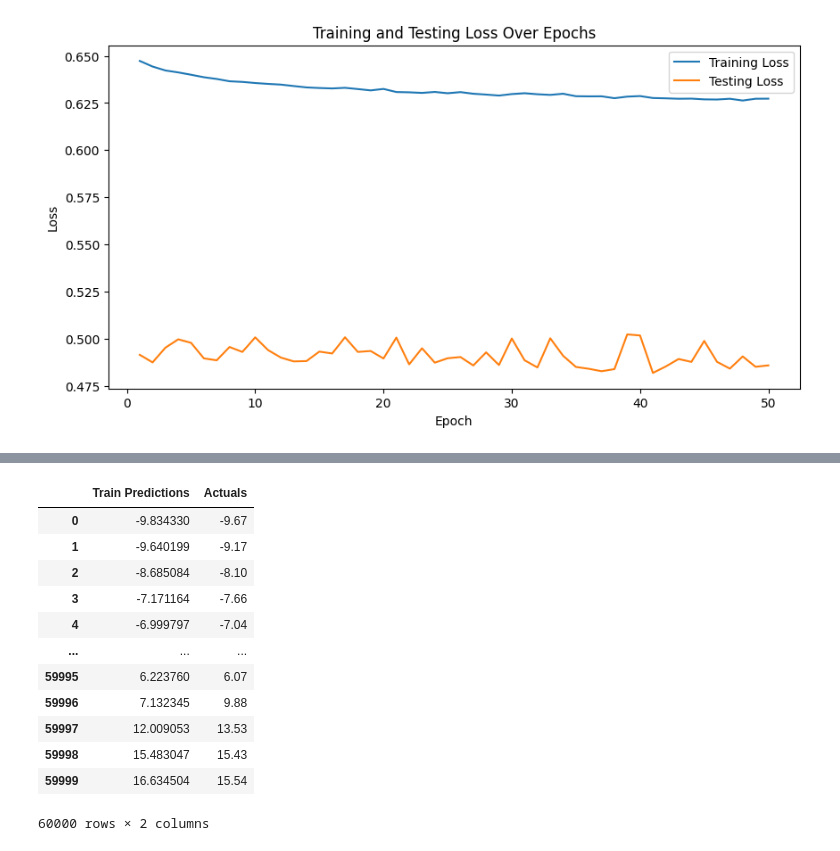
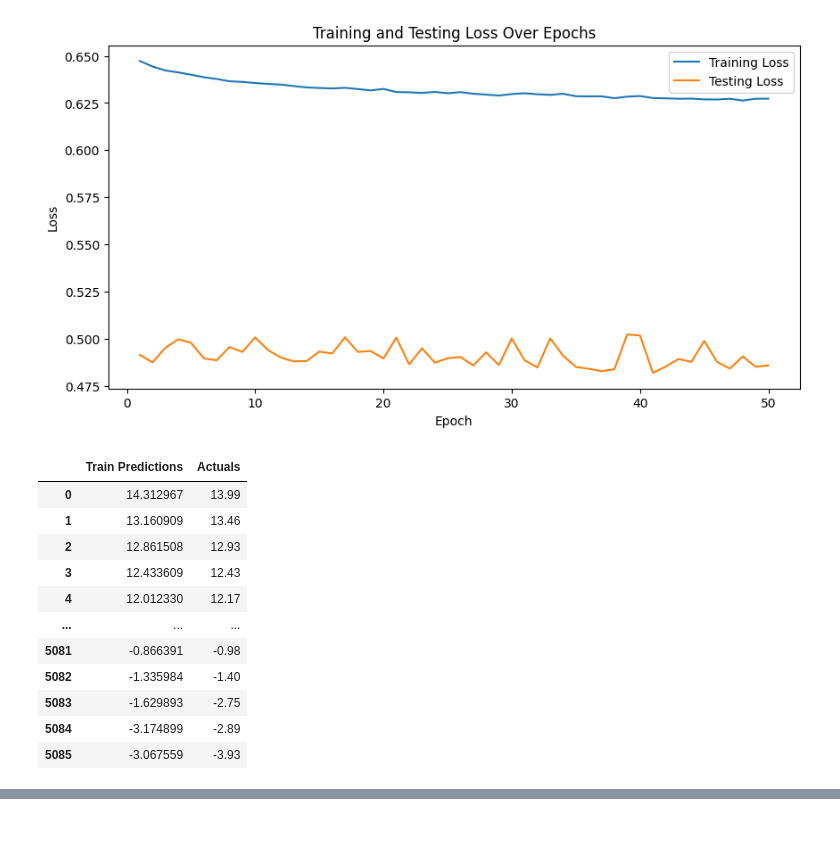
Before and after one commit to Adnan525/sc_a1, a Jupyter notebook: lstm.ipynb, the cells around one changed output, grey strips where cells are left out. Saved outputs shown, nothing was run; the diff lists cells and outputs as text; code cells hidden in the pictures.

```diff
--- a/lstm.ipynb
+++ b/lstm.ipynb
@@ -205,7 +205,19 @@ plt.show()
 from tensorflow.keras.models import load_model
 model = load_model('model/')
 # %%
-train_predictions = model.predict(X_train).flatten()
-train_results = pd.DataFrame(data={'Train Predictions':train_predictions, 'Actuals':y_train})
+train_predictions = model.predict(X_test).flatten()
+train_results = pd.DataFrame(data={'Train Predictions':train_predictions, 'Actuals':y_test})
 train_results
 # %% [output]
+|  | Train Predictions | Actuals |
+| 0 | 14.312967 | 13.99 |
+| 1 | 13.160909 | 13.46 |
+| 2 | 12.861508 | 12.93 |
+| 3 | 12.433609 | 12.43 |
+| 4 | 12.012330 | 12.17 |
+| ... | ... | ... |
+| 5081 | -0.866391 | -0.98 |
+| 5082 | -1.335984 | -1.40 |
+| 5083 | -1.629893 | -2.75 |
+| 5084 | -3.174899 | -2.89 |
+| 5085 | -3.067559 | -3.93 |
@@ -213,16 +225,3 @@ train_results
-|  | Train Predictions | Actuals |
-| 0 | -9.834330 | -9.67 |
-| 1 | -9.640199 | -9.17 |
-| 2 | -8.685084 | -8.10 |
-| 3 | -7.171164 | -7.66 |
-| 4 | -6.999797 | -7.04 |
-| ... | ... | ... |
-| 59995 | 6.223760 | 6.07 |
-| 59996 | 7.132345 | 9.88 |
-| 59997 | 12.009053 | 13.53 |
-| 59998 | 15.483047 | 15.43 |
-| 59999 | 16.634504 | 15.54 |
-60000 rows × 2 columns
 # %%
 import matplotlib.pyplot as plt
 plt.plot(train_results['Train Predictions'][:100], label = "Predictions")
```
Also changed, not shown: parts of 3 cells of this notebook.
